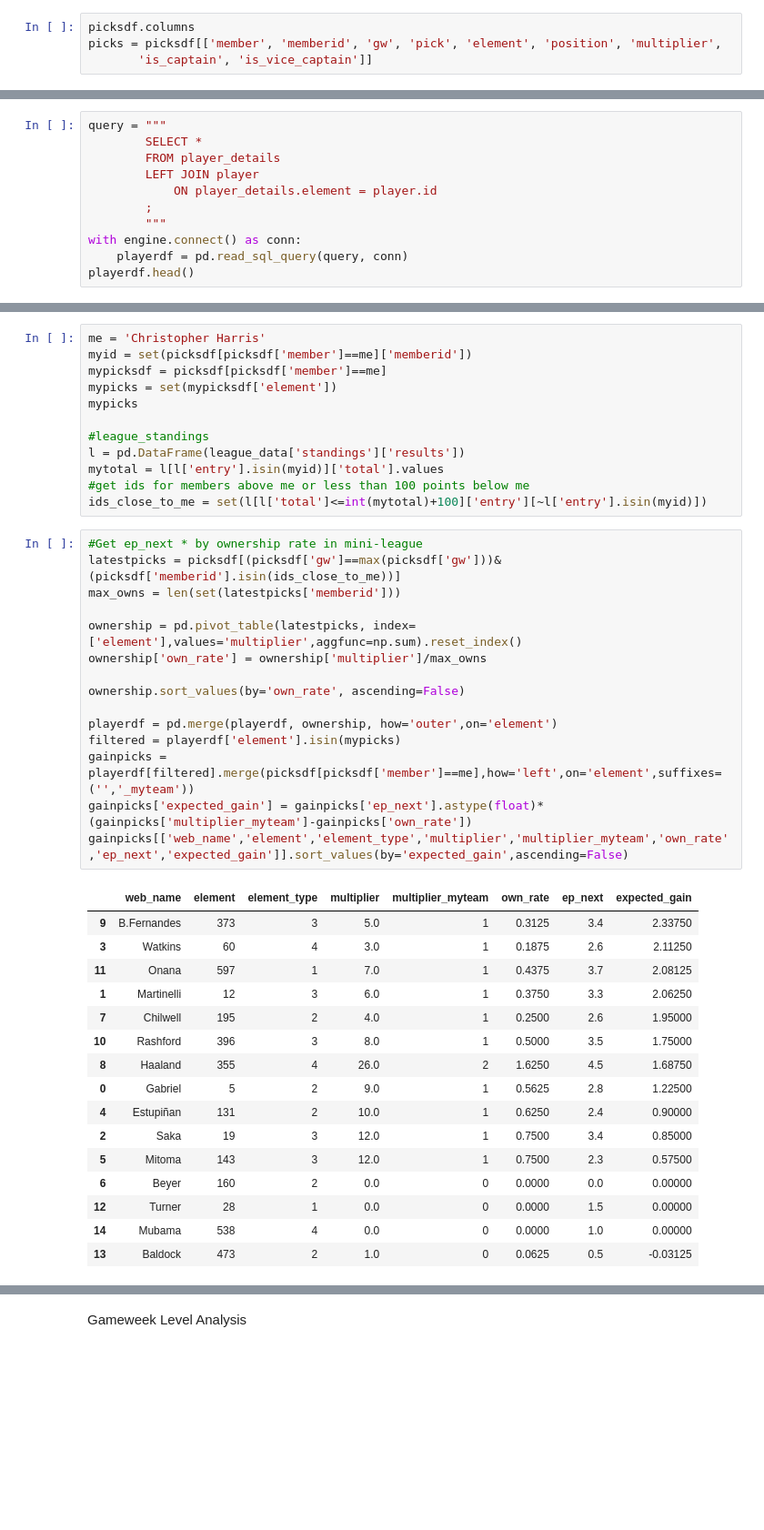
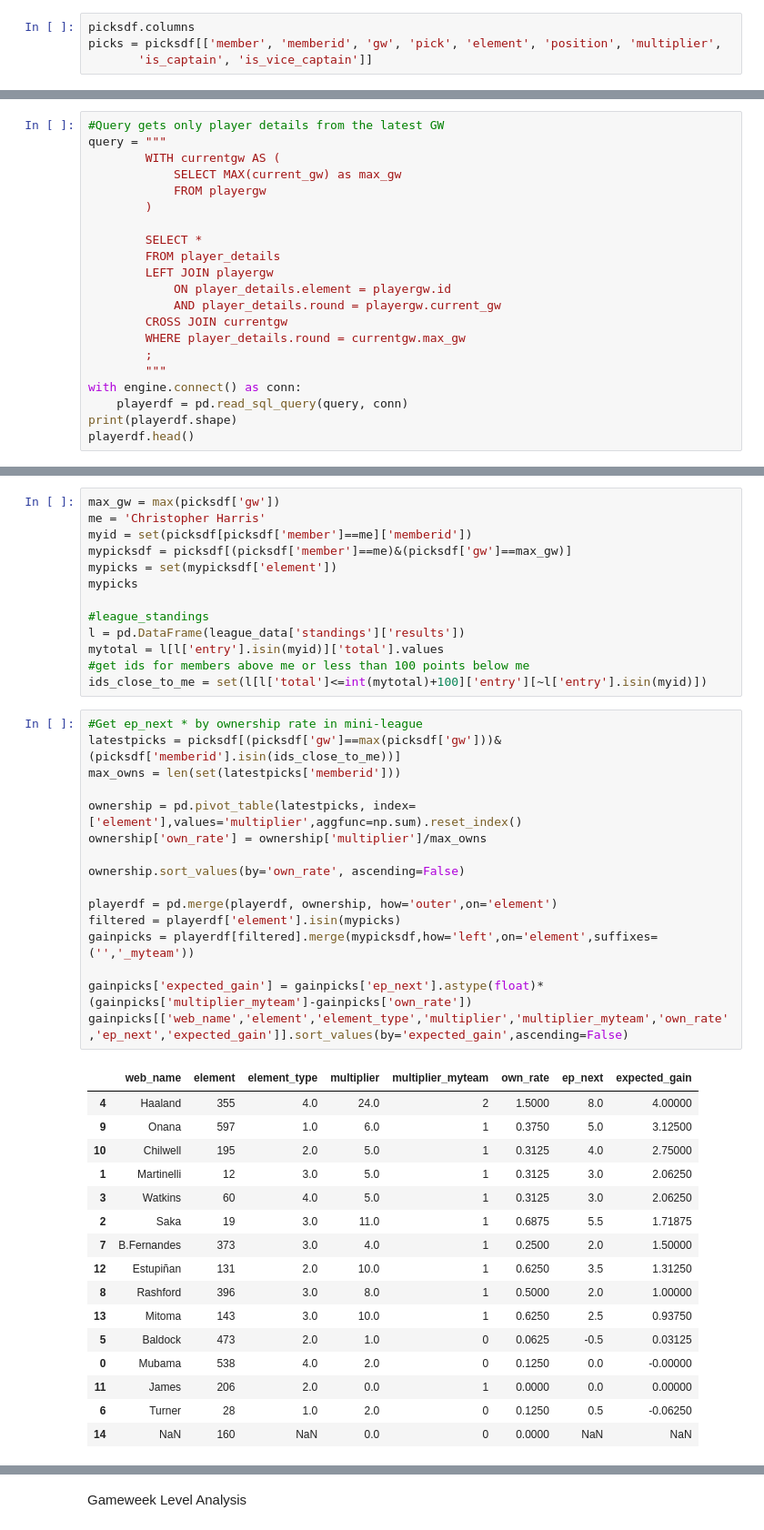
Before and after one commit to chrisimpacts/FPL-Data-Analysis, a Jupyter notebook: FPL-League-Analysis.ipynb, the cells around one changed output, grey strips where cells are left out. Shown at 91% size. Drawn from its saved outputs; the diff is of its cells as text; blank space fills up the shorter version.

```diff
--- a/FPL-League-Analysis.ipynb
+++ b/FPL-League-Analysis.ipynb
@@ -162,12 +163,22 @@ picks.to_sql('picks', con=engine, if_exists='replace',index=False)
 # %%
+#Query gets only player details from the latest GW
 query = """
+        WITH currentgw AS (
+            SELECT MAX(current_gw) as max_gw
+            FROM playergw
+        )
+
         SELECT *
         FROM player_details
-        LEFT JOIN player
-            ON player_details.element = player.id
+        LEFT JOIN playergw
+            ON player_details.element = playergw.id
+            AND player_details.round = playergw.current_gw
+        CROSS JOIN currentgw
+        WHERE player_details.round = currentgw.max_gw
         ;
         """
 with engine.connect() as conn:
     playerdf = pd.read_sql_query(query, conn)
+print(playerdf.shape)
 playerdf.head()
 # %% [output]
@@ -181,7 +193,8 @@ playerdf.head()
 # %%
+max_gw = max(picksdf['gw'])
 me = 'Christopher Harris'
 myid = set(picksdf[picksdf['member']==me]['memberid'])
-mypicksdf = picksdf[picksdf['member']==me]
+mypicksdf = picksdf[(picksdf['member']==me)&(picksdf['gw']==max_gw)]
 mypicks = set(mypicksdf['element'])
 mypicks
 
@@ -193,35 +206,36 @@ ids_close_to_me = set(l[l['total']<=int(mytotal)+100]['entry'][~l['entry'].isin(
 # %%
 #Get ep_next * by ownership rate in mini-league
 latestpicks = picksdf[(picksdf['gw']==max(picksdf['gw']))&(picksdf['memberid'].isin(ids_close_to_me))]
 max_owns = len(set(latestpicks['memberid']))
 
 ownership = pd.pivot_table(latestpicks, index=['element'],values='multiplier',aggfunc=np.sum).reset_index()
 ownership['own_rate'] = ownership['multiplier']/max_owns
 
 ownership.sort_values(by='own_rate', ascending=False)
 
 playerdf = pd.merge(playerdf, ownership, how='outer',on='element')
 filtered = playerdf['element'].isin(mypicks)
-gainpicks = playerdf[filtered].merge(picksdf[picksdf['member']==me],how='left',on='element',suffixes=('','_myteam'))
+gainpicks = playerdf[filtered].merge(mypicksdf,how='left',on='element',suffixes=('','_myteam'))
+
 gainpicks['expected_gain'] = gainpicks['ep_next'].astype(float)*(gainpicks['multiplier_myteam']-gainpicks['own_rate'])
 gainpicks[['web_name','element','element_type','multiplier','multiplier_myteam','own_rate','ep_next','expected_gain']].sort_values(by='expected_gain',ascending=False)
 # %% [output]
 |  | web_name | element | element_type | multiplier | multiplier_myteam | own_rate | ep_next | expected_gain |
-| 9 | B.Fernandes | 373 | 3 | 5.0 | 1 | 0.3125 | 3.4 | 2.33750 |
-| 3 | Watkins | 60 | 4 | 3.0 | 1 | 0.1875 | 2.6 | 2.11250 |
-| 11 | Onana | 597 | 1 | 7.0 | 1 | 0.4375 | 3.7 | 2.08125 |
-| 1 | Martinelli | 12 | 3 | 6.0 | 1 | 0.3750 | 3.3 | 2.06250 |
-| 7 | Chilwell | 195 | 2 | 4.0 | 1 | 0.2500 | 2.6 | 1.95000 |
-| 10 | Rashford | 396 | 3 | 8.0 | 1 | 0.5000 | 3.5 | 1.75000 |
-| 8 | Haaland | 355 | 4 | 26.0 | 2 | 1.6250 | 4.5 | 1.68750 |
-| 0 | Gabriel | 5 | 2 | 9.0 | 1 | 0.5625 | 2.8 | 1.22500 |
-| 4 | Estupiñan | 131 | 2 | 10.0 | 1 | 0.6250 | 2.4 | 0.90000 |
-| 2 | Saka | 19 | 3 | 12.0 | 1 | 0.7500 | 3.4 | 0.85000 |
-| 5 | Mitoma | 143 | 3 | 12.0 | 1 | 0.7500 | 2.3 | 0.57500 |
-| 6 | Beyer | 160 | 2 | 0.0 | 0 | 0.0000 | 0.0 | 0.00000 |
-| 12 | Turner | 28 | 1 | 0.0 | 0 | 0.0000 | 1.5 | 0.00000 |
-| 14 | Mubama | 538 | 4 | 0.0 | 0 | 0.0000 | 1.0 | 0.00000 |
-| 13 | Baldock | 473 | 2 | 1.0 | 0 | 0.0625 | 0.5 | -0.03125 |
+| 4 | Haaland | 355 | 4.0 | 24.0 | 2 | 1.5000 | 8.0 | 4.00000 |
+| 9 | Onana | 597 | 1.0 | 6.0 | 1 | 0.3750 | 5.0 | 3.12500 |
+| 10 | Chilwell | 195 | 2.0 | 5.0 | 1 | 0.3125 | 4.0 | 2.75000 |
+| 1 | Martinelli | 12 | 3.0 | 5.0 | 1 | 0.3125 | 3.0 | 2.06250 |
+| 3 | Watkins | 60 | 4.0 | 5.0 | 1 | 0.3125 | 3.0 | 2.06250 |
+| 2 | Saka | 19 | 3.0 | 11.0 | 1 | 0.6875 | 5.5 | 1.71875 |
+| 7 | B.Fernandes | 373 | 3.0 | 4.0 | 1 | 0.2500 | 2.0 | 1.50000 |
+| 12 | Estupiñan | 131 | 2.0 | 10.0 | 1 | 0.6250 | 3.5 | 1.31250 |
+| 8 | Rashford | 396 | 3.0 | 8.0 | 1 | 0.5000 | 2.0 | 1.00000 |
+| 13 | Mitoma | 143 | 3.0 | 10.0 | 1 | 0.6250 | 2.5 | 0.93750 |
+| 5 | Baldock | 473 | 2.0 | 1.0 | 0 | 0.0625 | -0.5 | 0.03125 |
+| 0 | Mubama | 538 | 4.0 | 2.0 | 0 | 0.1250 | 0.0 | -0.00000 |
+| 11 | James | 206 | 2.0 | 0.0 | 1 | 0.0000 | 0.0 | 0.00000 |
+| 6 | Turner | 28 | 1.0 | 2.0 | 0 | 0.1250 | 0.5 | -0.06250 |
+| 14 | NaN | 160 | NaN | 0.0 | 0 | 0.0000 | NaN | NaN |
 # %%
 print("Expected Total Gain on Division Average")
 gainpicks['expected_gain'].sum()
```
Also changed, not shown: parts of 10 cells of this notebook, 4 other files.
